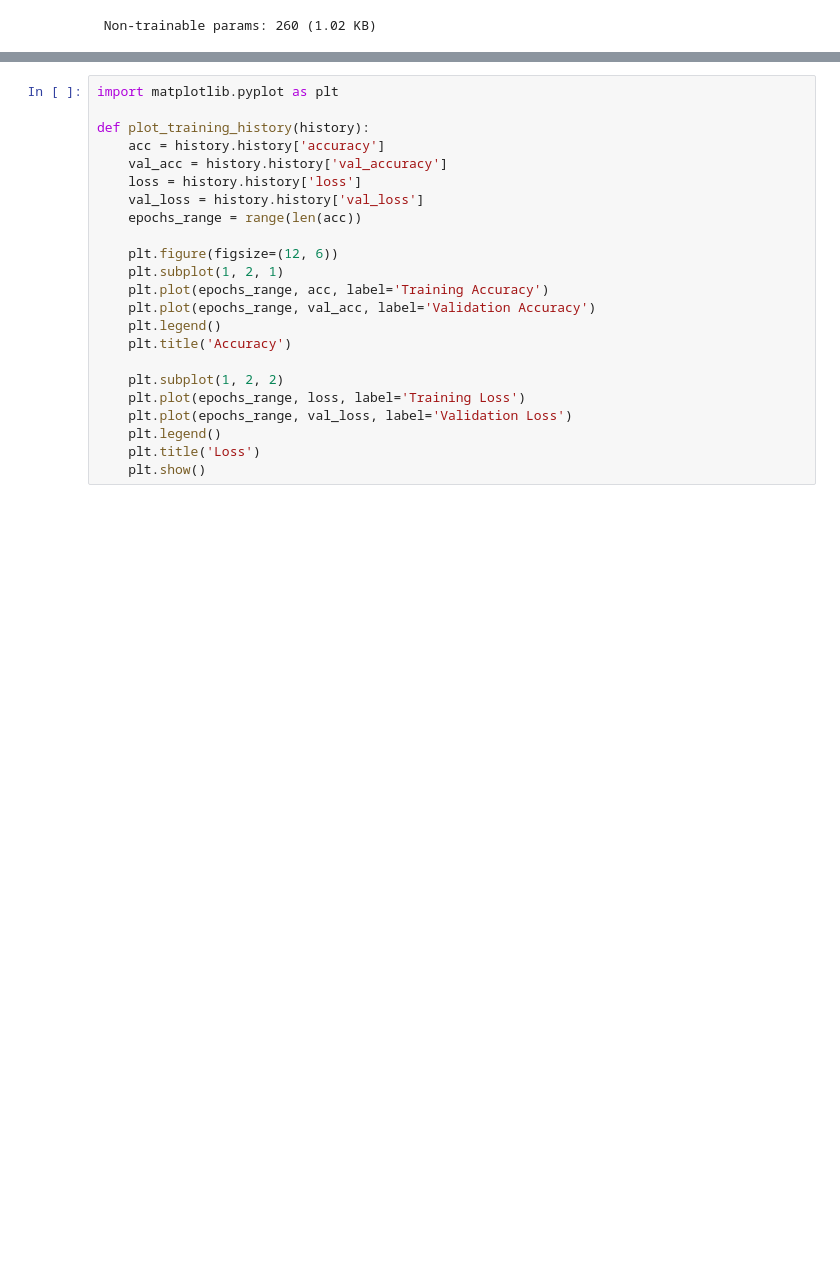
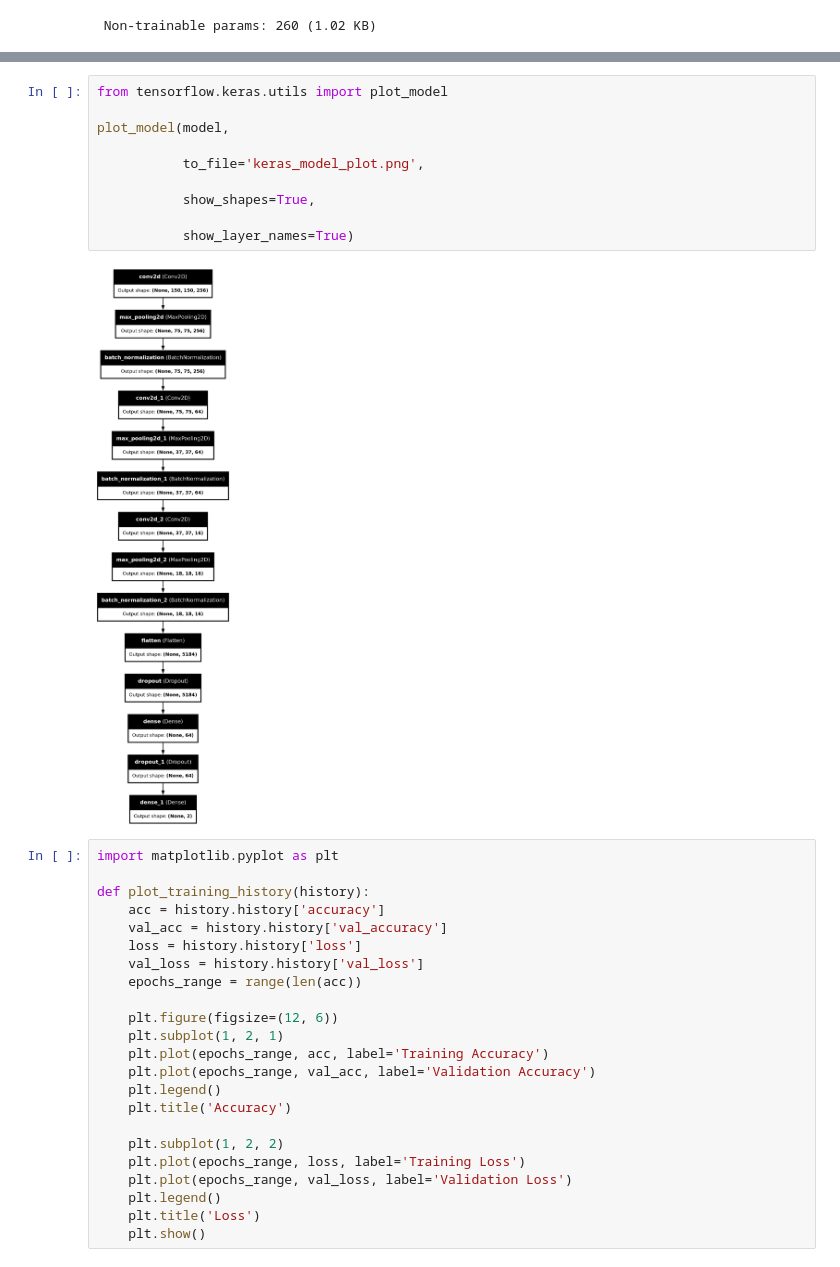
Before and after one commit to foteinipapadopoulou/Pneumonia-Detection-X-Ray, a Jupyter notebook: main.ipynb, the cells around one changed output, grey strips where cells are left out. Drawn from its saved outputs; the diff is of its cells as text; blank space fills up the shorter version.

```diff
--- a/main.ipynb
+++ b/main.ipynb
@@ -217,3 +205,15 @@ Epoch 19/25
+# %%
+from tensorflow.keras.utils import plot_model
+
+plot_model(model,
+
+           to_file='keras_model_plot.png',
+
+           show_shapes=True,
+
+           show_layer_names=True)
+# %% [output]
+[figure, added]
 # %%
 import matplotlib.pyplot as plt
 
```
Also changed, not shown: parts of 7 cells of this notebook.
